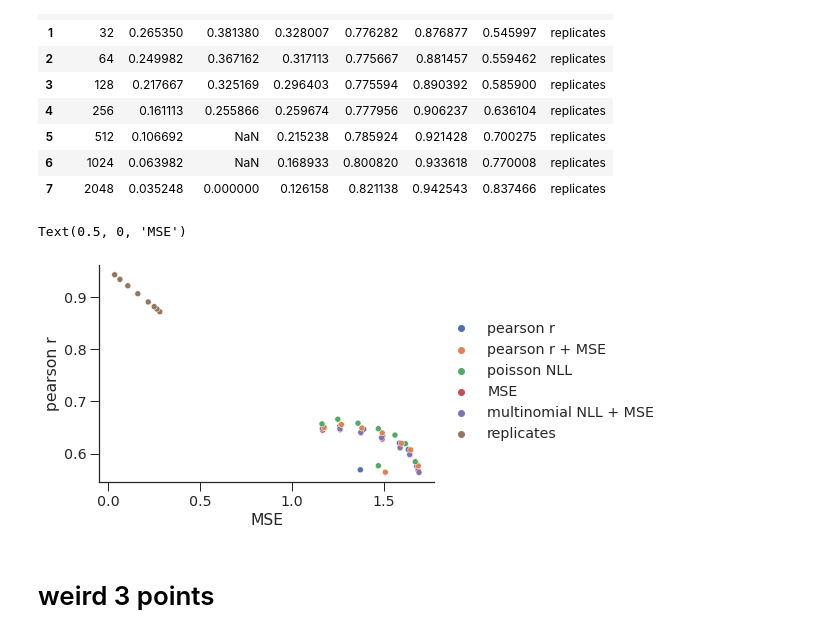
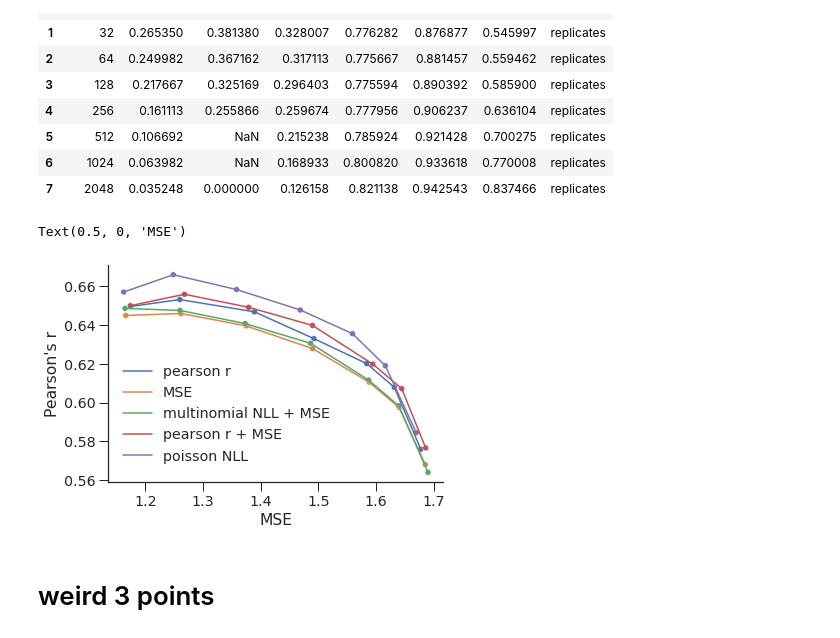
Before and after one commit to amberT15/QuantPred, a Jupyter notebook: Loss visualizations.ipynb, the cells around one changed output. Cells and saved outputs as stored; diff of their text form; code cells hidden in the pictures.

Commit message:
add lines

```diff
--- a/Loss visualizations.ipynb
+++ b/Loss visualizations.ipynb
@@ -36,3 +30,5 @@ summary_performance = pd.concat([pd.read_csv('summary_metrics_tables/BASENJI_BIN
+# %%
+summary_performance = pd.read_csv('/mnt/31dac31c-c4e2-4704-97bd-0788af37c5eb/model_evaluations/binloss_basenji.csv')
 # %%
 average_summary_performance = summary_performance[(summary_performance['pred type'] == 'scaled')&
                                                   (summary_performance['eval type'] == 'whole')
@@ -117,29 +117,37 @@ binloss_and_repl_perf = pd.concat([average_summary_performance, avg_repl_perform
 # %%
 sns.set(font_scale=1.3)  # crazy big
 sns.set_style(style='white')
 plt.rcParams['xtick.major.size'] = 9
 plt.rcParams['xtick.major.width'] = 1
 
 plt.rcParams['ytick.major.size'] = 9
 plt.rcParams['ytick.major.width'] = 1
 plt.rcParams['xtick.bottom'] = True
 plt.rcParams['ytick.left'] = True
 # s_correlation = spearmanr(average_summary_performance['mse'], average_summary_performance['pr'])[0]
 # p_correlation = pearsonr(average_summary_performance['mse'], average_summary_performance['pr'])[0]
+no_baseres = average_summary_performance[average_summary_performance['bin_size']!=1]
+# nopearsonrloss = average_summary_performance[average_summary_performance['loss']!='pearson r']
 
-# nopearsonrloss = average_summary_performance[average_summary_performance['loss']!='pearson r']
-sns.scatterplot(data=binloss_and_repl_perf, x='mse', y='pr', hue='loss')
+lines = sns.lineplot(data=no_baseres, x='mse', y='pr_corr', hue='loss')
+
+
+
+points = sns.scatterplot(data=no_baseres, x='mse', y='pr_corr', hue='loss', ax=lines, legend=False)
+
+
 # plt.text(1.6,0.66,'spearman r = {:.2f}\npearson r = {:.2f}'.format(s_correlation, p_correlation))
-plt.legend(frameon=False, bbox_to_anchor=(1,0.8))
+# lines.get_legend().remove()
+points.legend(frameon=False, bbox_to_anchor=(0.7,0.6))
 
 
 plt.gca().spines['top'].set_visible(False)
 plt.gca().spines['right'].set_visible(False)
-plt.ylabel('pearson r')
+plt.ylabel('Pearson\'s r')
 plt.xlabel('MSE')
 # %% [output]
 Text(0.5, 0, 'MSE')
-[figure, old version]
+[figure, new version]
 # %% [markdown]
 # weird 3 points
 # %%
```
Also changed, not shown: parts of 14 cells of this notebook.
